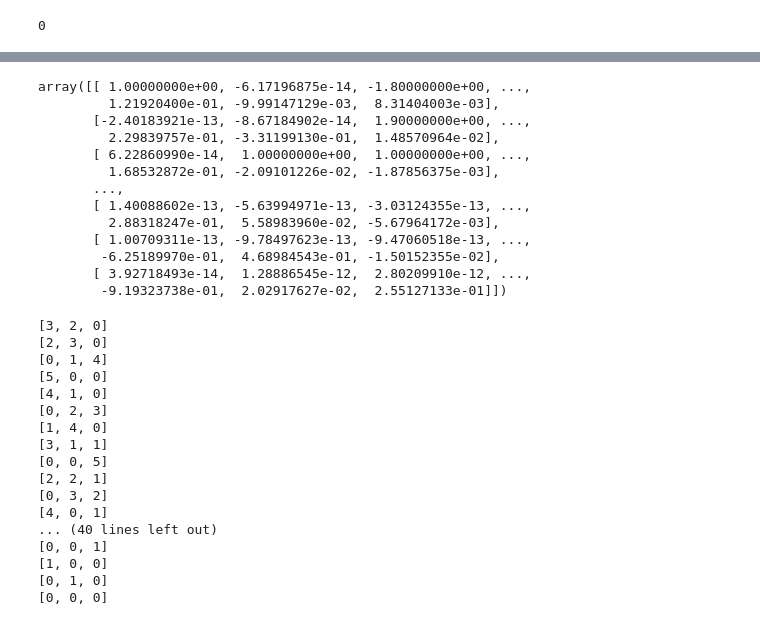
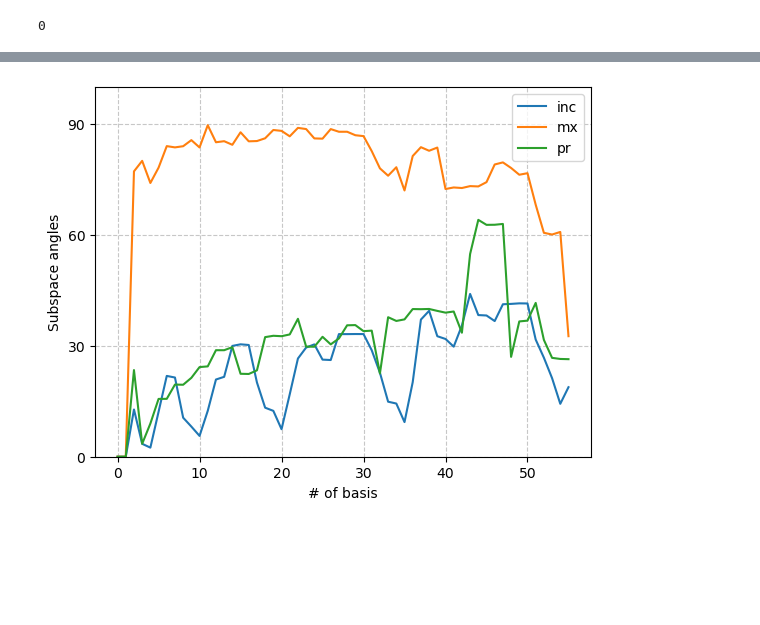
Before and after one commit to HyukpyoHong/Koopman-Operator, a Jupyter notebook: Lorenz_discrete_ortho.ipynb, the cells around one changed output, grey strips where cells are left out. Saved outputs shown, nothing was run; the diff lists cells and outputs as text; code cells hidden in the pictures; blank space fills up the shorter version.

Commit message:
Add code for computing evolution errors.

```diff
--- a/Lorenz_discrete_ortho.ipynb
+++ b/Lorenz_discrete_ortho.ipynb
@@ -309,40 +153,46 @@ Text(956.631313131313, 0.5, 'Rows')
-# %%
-K_approx[:,:,M_max-1]
-# %% [output]
-array([[ 1.00000000e+00, -6.17196875e-14, -1.80000000e+00, ...,
-         1.21920400e-01, -9.99147129e-03,  8.31404003e-03],
-       [-2.40183921e-13, -8.67184902e-14,  1.90000000e+00, ...,
-         2.29839757e-01, -3.31199130e-01,  1.48570964e-02],
-       [ 6.22860990e-14,  1.00000000e+00,  1.00000000e+00, ...,
-         1.68532872e-01, -2.09101226e-02, -1.87856375e-03],
-       ...,
-       [ 1.40088602e-13, -5.63994971e-13, -3.03124355e-13, ...,
-         2.88318247e-01,  5.58983960e-02, -5.67964172e-03],
-       [ 1.00709311e-13, -9.78497623e-13, -9.47060518e-13, ...,
-        -6.25189970e-01,  4.68984543e-01, -1.50152355e-02],
-       [ 3.92718493e-14,  1.28886545e-12,  2.80209910e-12, ...,
-        -9.19323738e-01,  2.02917627e-02,  2.55127133e-01]])
-# %%
-for i in ranked_idx:
-    print(ind_mat[i])
-# %% [output]
-[3, 2, 0]
-[2, 3, 0]
-[0, 1, 4]
-[5, 0, 0]
-[4, 1, 0]
-[0, 2, 3]
-[1, 4, 0]
-[3, 1, 1]
-[0, 0, 5]
-[2, 2, 1]
-[0, 3, 2]
-[4, 0, 1]
-... (40 lines left out)
-[0, 0, 1]
-[1, 0, 0]
-[0, 1, 0]
-[0, 0, 0]
+# %%
+# Computing the subspace angles with increasing number of (ordered) basis functions.
+
+subsp_ang_mx = np.zeros(N)
+subsp_ang_inc = np.zeros(N)
+subsp_ang_pr = np.zeros(N)
+subsp_ang_subpr = np.zeros(N)
+
+M_ang = 1000
+dataX_for_angle = np.random.default_rng().exponential(scale=1, size=[d,M_ang])
+dataY_for_angle = np.random.default_rng().exponential(scale=1, size=[d,M_ang])
+Psi_X_ang = np.zeros([M_ang,N])
+Psi_Y_ang = np.zeros([M_ang,N])
+
+for i in range(M_ang):
+    # dataY_for_angle[:,i] = kp.Duffing(dataX_for_angle[:,i], alpha0=alpha0, beta0 = beta0, delta0 = delta0, dt = dt)
+    dataY_for_angle[:,i] = kp.Lorenz(dataX_for_angle[:,i], sigma0, rho0, beta0, dt)
+
+for i in range(M_ang):
+    Psi_X_ang[i,:], ind_mat = kp.psi_Laguerre(dataX_for_angle[:,i], d, max_order)
+    Psi_Y_ang[i,:] = kp.psi_Laguerre(dataY_for_angle[:,i], d, max_order)[0]
+
+for N_vary in range(2,N):
+    # x_mat_total = np.random.default_rng().exponential(scale=1, size=[d,M_max])
+    # Psi_Y_ang = np.matmul(Psi_X_ang[np.ix_(range(M_ang),range(N_vary))], data[np.ix_(range(N_vary),range(N_vary))])
+    subsp_ang_inc[N_vary] = subspace_angles(Psi_X_ang[np.ix_(range(M_ang),range(N_vary))], Psi_Y_ang[np.ix_(range(M_ang),range(N_vary))])[0]
+    subsp_ang_mx[N_vary] = subspace_angles(Psi_X_ang[np.ix_(range(M_ang),mixed_idx[range(N_vary)])], Psi_Y_ang[np.ix_(range(M_ang),mixed_idx[range(N_vary)])])[0]
+    subsp_ang_pr[N_vary] = subspace_angles(Psi_X_ang[np.ix_(range(M_ang),ranked_idx[range(N_vary)])], Psi_Y_ang[np.ix_(range(M_ang),ranked_idx[range(N_vary)])])[0]
+    # subsp_ang_subpr[N_vary] = subspace_angles(Psi_X_ang[np.ix_(range(M_ang),ranked_idx2[range(N_vary)])], Psi_Y_ang[np.ix_(range(M_ang),ranked_idx2[range(N_vary)])])[0]
+# %%
+plt.plot(subsp_ang_inc * 180/np.pi)
+plt.ylim([0, 100])
+plt.yticks([0, 30, 60, 90])
+plt.xlabel("# of basis")
+plt.ylabel("Subspace angles")
+plt.plot(subsp_ang_mx * 180/np.pi)
+plt.plot(subsp_ang_pr * 180/np.pi)
+# plt.xlabel("Basis functions")
+# plt.ylabel("PageRank")
+plt.legend(["inc", "mx", "pr"])
+plt.grid(True, linestyle='--', alpha=0.7)
+# %% [output]
+[figure, added]
 # %%
 plt.plot(eig_v)
 plt.xlabel("Basis functions")
```
Also changed, not shown: parts of 8 cells of this notebook, 4 other files.
